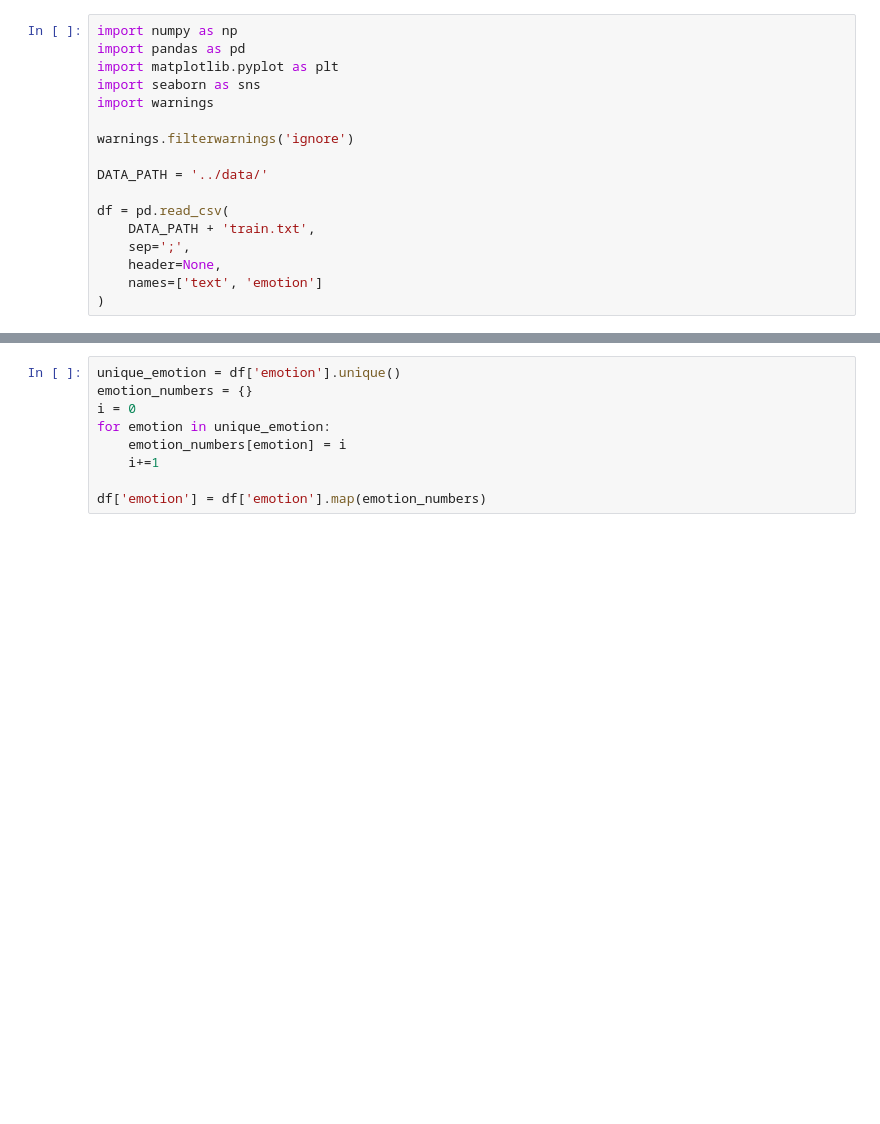
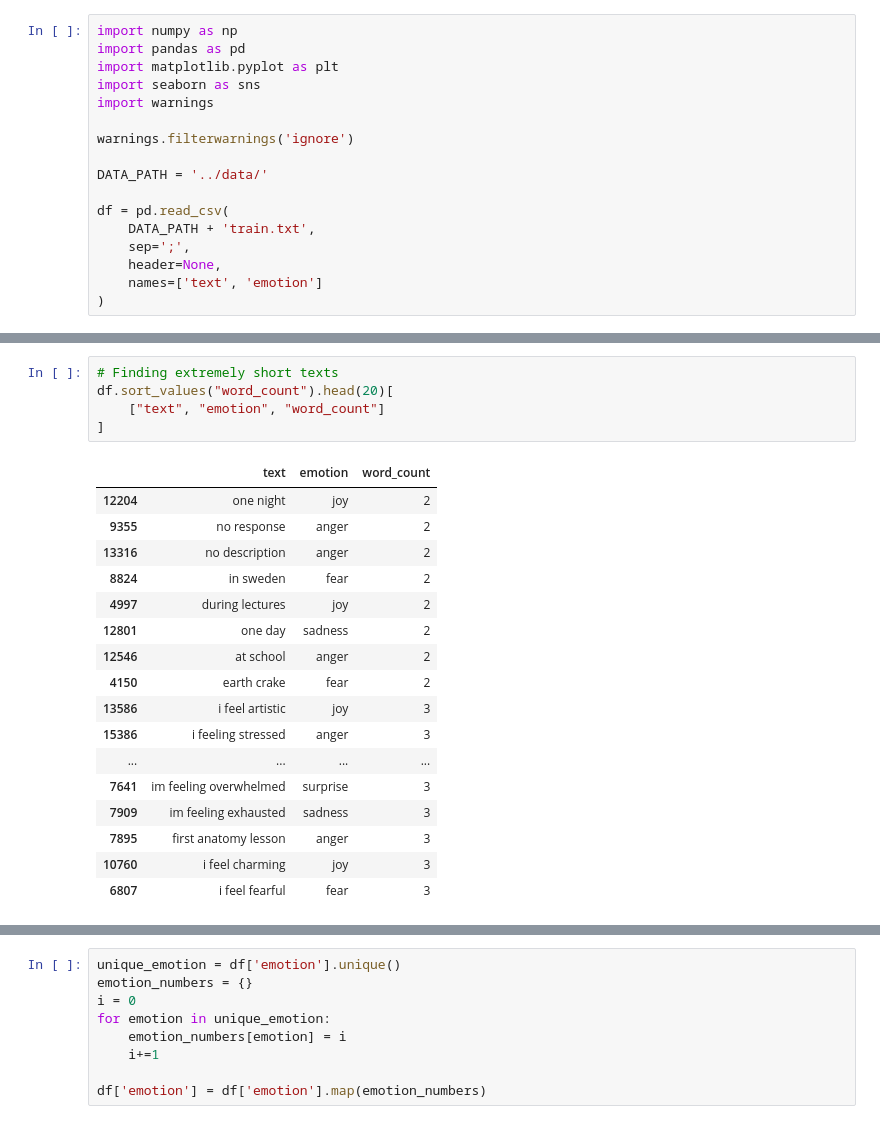
Before and after one commit to sagarsingh0001/Emotion-Detection-using-NLP, a Jupyter notebook: notebooks/emotion-detection-using-nlp.ipynb, the cells around one changed output, grey strips where cells are left out. Saved outputs shown, nothing was run; the diff lists cells and outputs as text; blank space fills up the shorter version.

```diff
--- a/notebooks/emotion-detection-using-nlp.ipynb
+++ b/notebooks/emotion-detection-using-nlp.ipynb
@@ -41,0 +219,23 @@ array(['sadness', 'anger', 'love', 'surprise', 'fear', 'joy'],
+# %%
+# Finding extremely short texts
+df.sort_values("word_count").head(20)[
+    ["text", "emotion", "word_count"]
+]
+# %% [output]
+|  | text | emotion | word_count |
+| 12204 | one night | joy | 2 |
+| 9355 | no response | anger | 2 |
+| 13316 | no description | anger | 2 |
+| 8824 | in sweden | fear | 2 |
+| 4997 | during lectures | joy | 2 |
+| 12801 | one day | sadness | 2 |
+| 12546 | at school | anger | 2 |
+| 4150 | earth crake | fear | 2 |
+| 13586 | i feel artistic | joy | 3 |
+| 15386 | i feeling stressed | anger | 3 |
+| ... | ... | ... | ... |
+| 7641 | im feeling overwhelmed | surprise | 3 |
+| 7909 | im feeling exhausted | sadness | 3 |
+| 7895 | first anatomy lesson | anger | 3 |
+| 10760 | i feel charming | joy | 3 |
+| 6807 | i feel fearful | fear | 3 |
```
Also changed, not shown: parts of 22 cells of this notebook.
